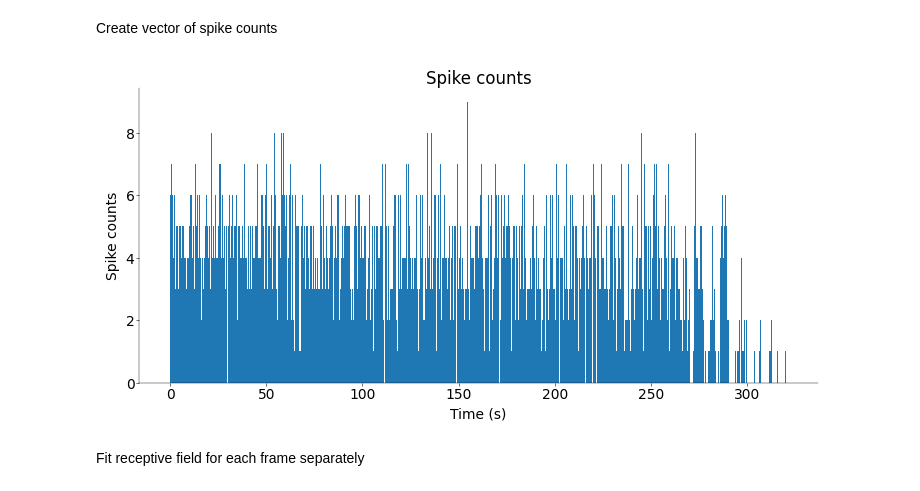
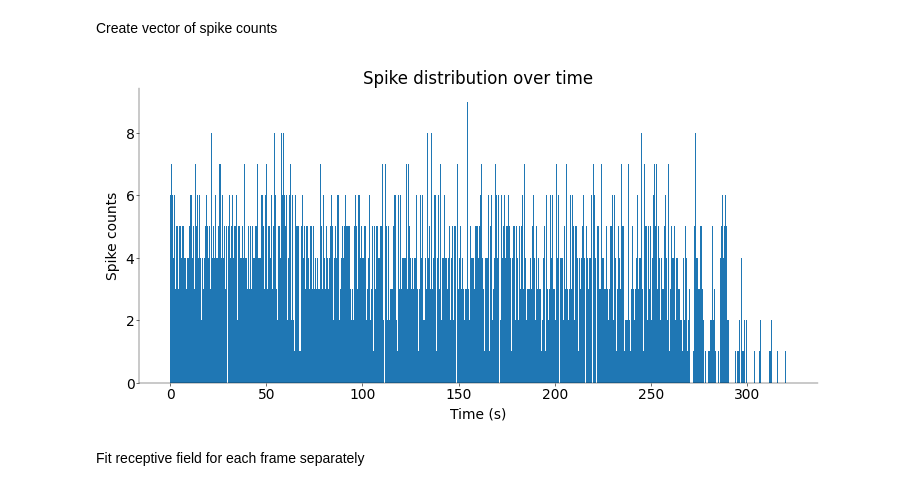
Before and after one commit to toniklenk/NeuralDataScience, a Jupyter notebook: notebooks/CodingLab5.ipynb, the cells around one changed output. Saved outputs shown, nothing was run; the diff lists cells and outputs as text; code cells hidden in the pictures.

```diff
--- a/notebooks/CodingLab5.ipynb
+++ b/notebooks/CodingLab5.ipynb
@@ -391,11 +393,11 @@ spike_counts, bins_ = np.histogram(t, bins=trigger)
 # %%
 plt.hist(t, bins=trigger)
 plt.xlabel("Time (s)")
 plt.ylabel("Spike counts")
-plt.title("Spike counts")
+plt.title("Spike distribution over time")
 plt.show()
 # %% [output]
-[figure, old version]
+[figure, new version]
 # %% [markdown]
 Fit receptive field for each frame separately
 # %%
```
Also changed, not shown: parts of 17 cells of this notebook.
